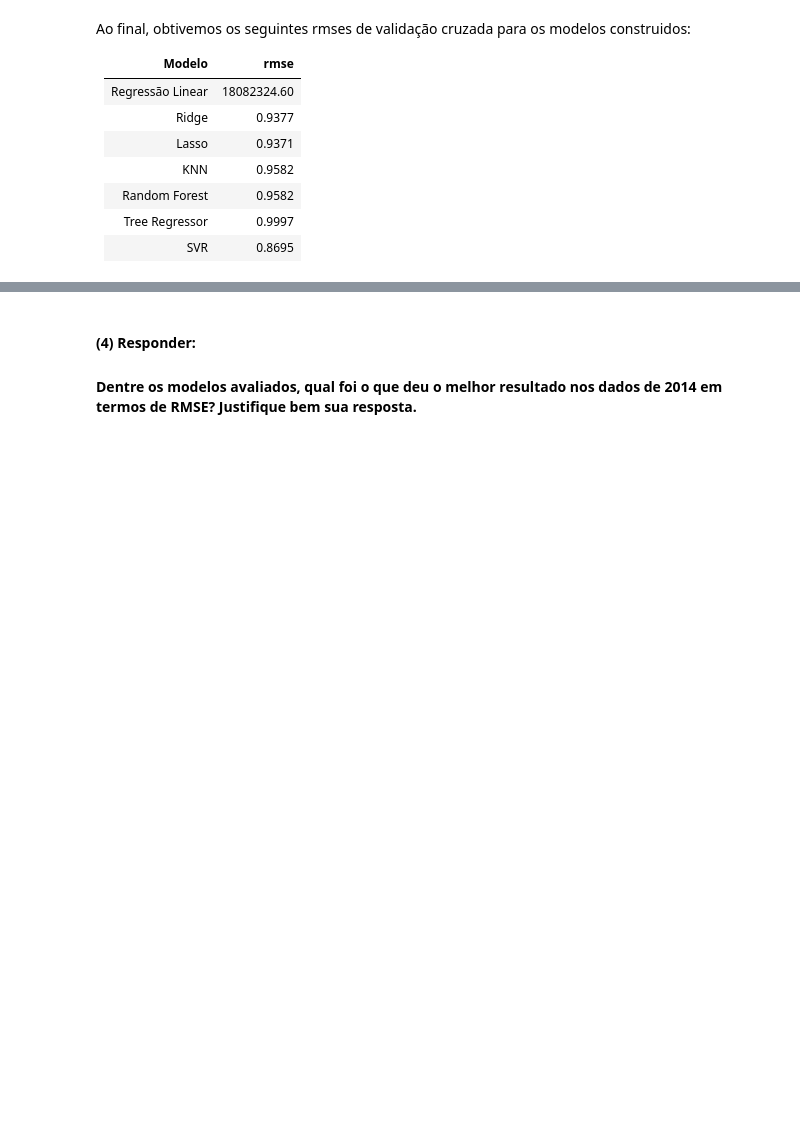
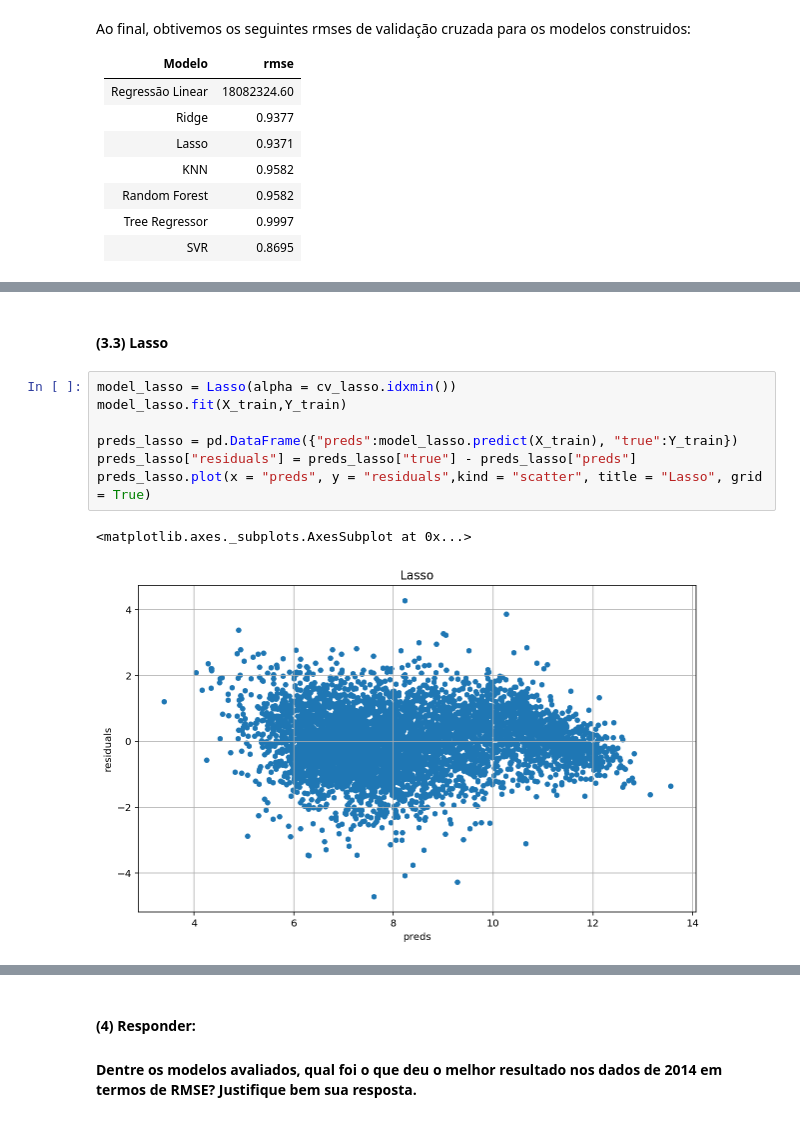
Before and after one commit to lucasncabral/MachineLearning, a Jupyter notebook: ElectionPrediction/ElectionPredictionNb.ipynb, the cells around one changed output, grey strips where cells are left out. Cells and saved outputs as stored; diff of their text form; blank space fills up the shorter version.

```diff
--- a/ElectionPrediction/ElectionPredictionNb.ipynb
+++ b/ElectionPrediction/ElectionPredictionNb.ipynb
@@ -216,0 +240,12 @@ Ao final, obtivemos os seguintes rmses de validação cruzada para os modelos co
+# %% [markdown]
+#### (3.3) Lasso
+# %%
+model_lasso = Lasso(alpha = cv_lasso.idxmin())
+model_lasso.fit(X_train,Y_train)
+
+preds_lasso = pd.DataFrame({"preds":model_lasso.predict(X_train), "true":Y_train})
+preds_lasso["residuals"] = preds_lasso["true"] - preds_lasso["preds"]
+preds_lasso.plot(x = "preds", y = "residuals",kind = "scatter", title = "Lasso", grid = True)
+# %% [output]
+<matplotlib.axes._subplots.AxesSubplot at 0x...>
+[figure, added]
```
Also changed, not shown: parts of 23 cells of this notebook.
